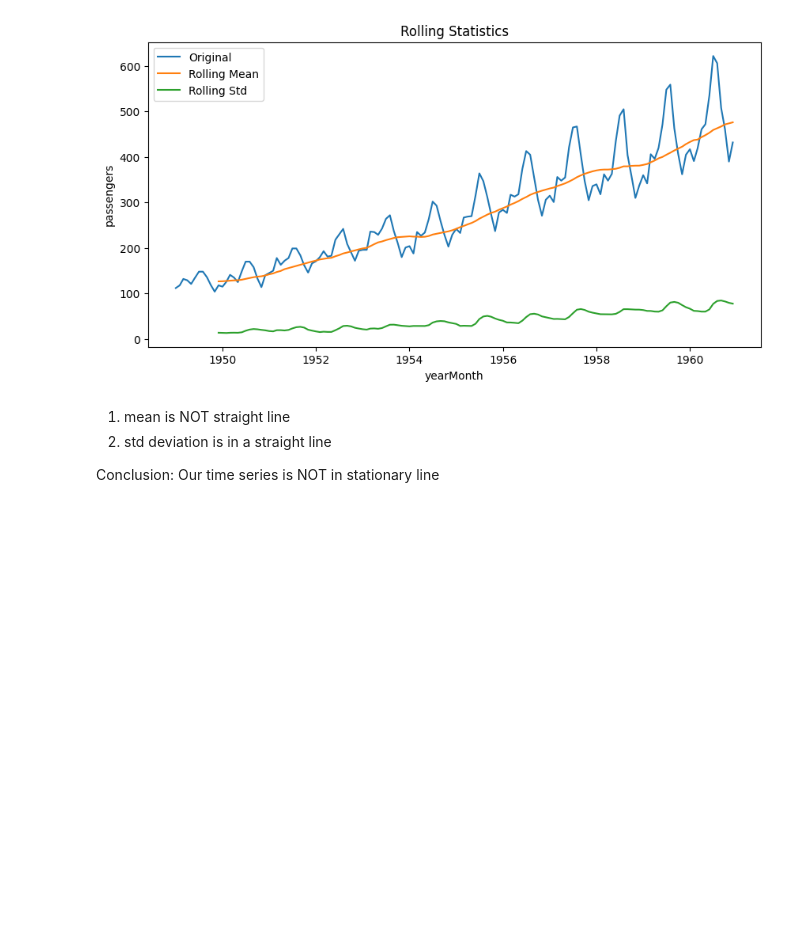
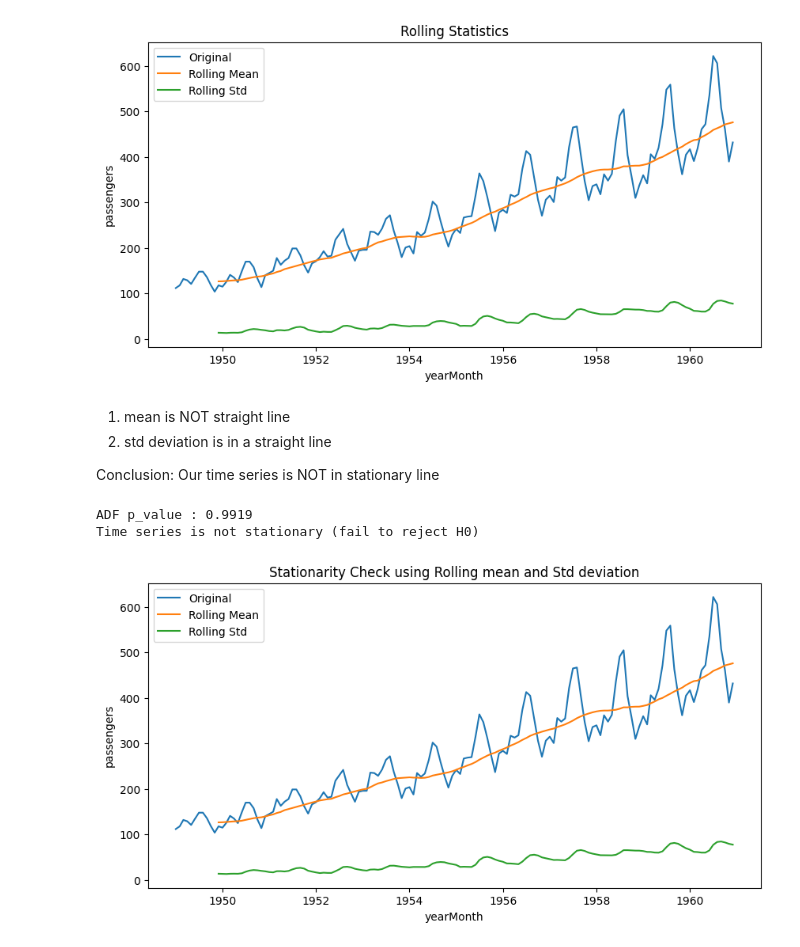
Before and after one commit to dbda2025cdac-maker/Advanced-Analytics, a Jupyter notebook: day13_Time_Series/timeseries.ipynb, the cells around one changed output. Cells and saved outputs as stored; diff of their text form; code cells hidden in the pictures; blank space fills up the shorter version.

```diff
--- a/day13_Time_Series/timeseries.ipynb
+++ b/day13_Time_Series/timeseries.ipynb
@@ -121,3 +121,34 @@ plt.show()
 2. std deviation is in a straight line
 
 Conclusion: Our time series is NOT in stationary line
+# %%
+#Define the function for stationarity check (only p-value based)
+def test_stationarity(dataFrame, var):
+    dataFrame['rollMean'] = dataFrame[var].rolling(window = 12).mean()
+    dataFrame['rollStd'] = dataFrame[var].rolling(window = 12).std()
+
+    from statsmodels.tsa.stattools import adfuller
+    adf_result = adfuller(dataFrame[var])
+    p_value = adf_result[1]
+
+    print(f"ADF p_value : {p_value:.4f}")
+    if p_value < 0.05:
+        print("Time series is stationary (rejected H0)")
+    else:
+        print(f"Time series is not stationary (fail to reject H0)")
+
+    #Plot
+    plt.figure(figsize= (10,5))
+    sns.lineplot(data = dataFrame, x = dataFrame.index, y = var, label = "Original")
+    sns.lineplot(data = dataFrame, x = dataFrame.index, y = dataFrame.rollMean, label = "Rolling Mean")
+    sns.lineplot(data = dataFrame, x = dataFrame.index, y = 'rollStd', label = "Rolling Std")
+    plt.title("Stationarity Check using Rolling mean and Std deviation")
+    plt.legend()
+    plt.show()
+
+#Call the function to test stationarity
+test_stationarity(df,'passengers')
+# %% [output]
+ADF p_value : 0.9919
+Time series is not stationary (fail to reject H0)
+[figure, added]
```
Also changed, not shown: parts of 5 cells of this notebook.
